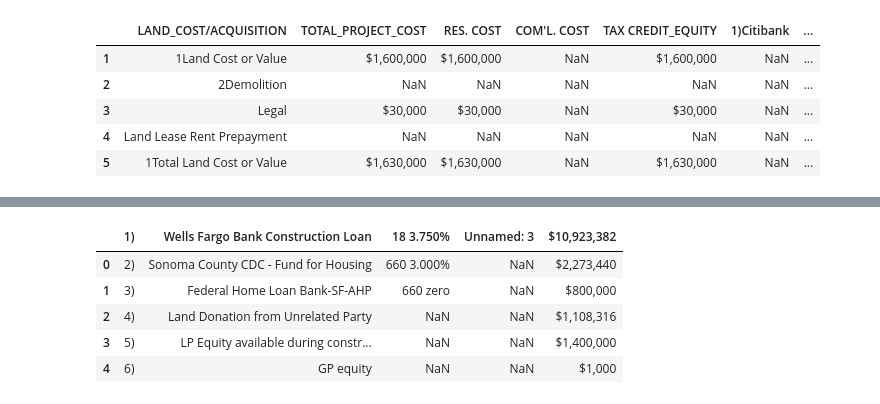
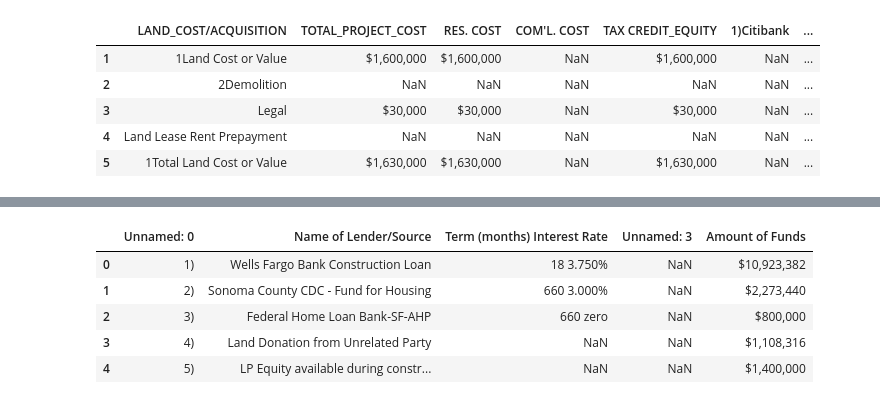
Before and after one commit to farihahahaa/DiscoveryFall22, a Jupyter notebook: InitDataScrape.ipynb, the cells around one changed output, grey strips where cells are left out. Cells and saved outputs as stored; diff of their text form; code cells hidden in the pictures.

```diff
--- a/InitDataScrape.ipynb
+++ b/InitDataScrape.ipynb
@@ -202,14 +201,15 @@ WARNING: Using fallback font 'LiberationSerif-BoldItalic' for 'TimesNewRomanPS-B
 
 [117 rows x 20 columns]
 # %%
-drive.mount("/content/gdrive", force_remount=True)
+#drive.mount("/content/gdrive", force_remount=True)
 app_24 = "/content/gdrive/MyDrive/Terner/PDFs/17-024.pdf"
 #Downloading_LIHTC_Applications/2017_lihtc_9%/17-024.pdf
 #documentation here https://tabula-py.readthedocs.io/en/latest/tabula.html
 tabula.convert_into(app_24, "24app_9%.csv", output_format="csv", pages=[12])
 #pg 22 and 23 is sources and use budget for this app
 #tabula generates csvs, so read back in what it generated
-tabula_test_output = pd.read_csv("24app_9%.csv", header=1)
+tabula_test_output = pd.read_csv("24app_9%.csv")
+#had to remove header=1 from inside pd.read_csv!
 df24 = tabula_test_output.copy()
 df24.head()
 # %% [output]
@@ -217,6 +224,6 @@ Mounted at /content/gdrive
-|  | 1) | Wells Fargo Bank Construction Loan | 18 3.750% | Unnamed: 3 | $10,923,382 |
-| 0 | 2) | Sonoma County CDC - Fund for Housing | 660 3.000% | NaN | $2,273,440 |
-| 1 | 3) | Federal Home Loan Bank-SF-AHP | 660 zero | NaN | $800,000 |
-| 2 | 4) | Land Donation from Unrelated Party | NaN | NaN | $1,108,316 |
-| 3 | 5) | LP Equity available during constr... | NaN | NaN | $1,400,000 |
-| 4 | 6) | GP equity | NaN | NaN | $1,000 |
+|  | Unnamed: 0 | Name of Lender/Source | Term (months) Interest Rate | Unnamed: 3 | Amount of Funds |
+| 0 | 1) | Wells Fargo Bank Construction Loan | 18 3.750% | NaN | $10,923,382 |
+| 1 | 2) | Sonoma County CDC - Fund for Housing | 660 3.000% | NaN | $2,273,440 |
+| 2 | 3) | Federal Home Loan Bank-SF-AHP | 660 zero | NaN | $800,000 |
+| 3 | 4) | Land Donation from Unrelated Party | NaN | NaN | $1,108,316 |
+| 4 | 5) | LP Equity available during constr... | NaN | NaN | $1,400,000 |
```
Also changed, not shown: parts of 9 cells of this notebook.
